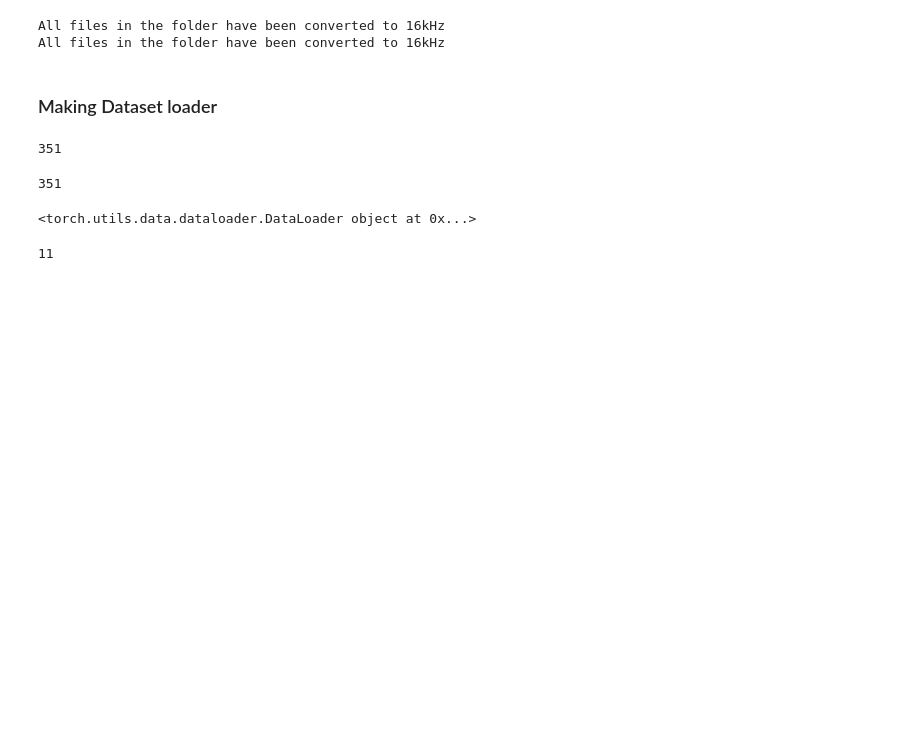
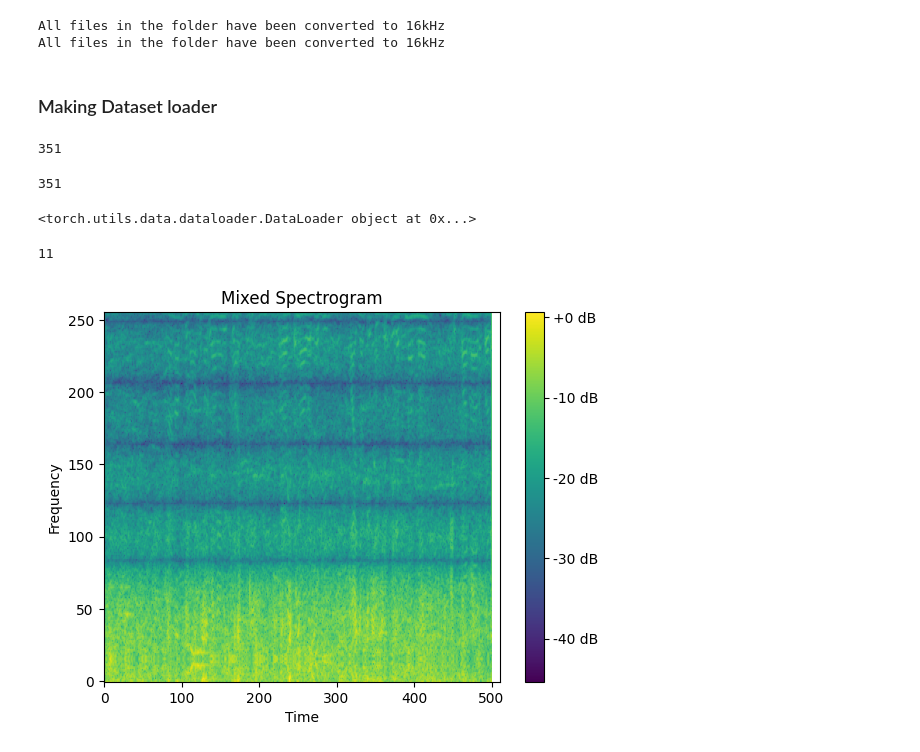
Before and after one commit to zaahidimraan/NoiseRemoverGAN, a Jupyter notebook: Training.ipynb, the cells around one changed output. Drawn from its saved outputs; the diff is of its cells as text; code cells hidden in the pictures; blank space fills up the shorter version.

```diff
--- a/Training.ipynb
+++ b/Training.ipynb
@@ -87,6 +87,26 @@ print(dataloader)
 print(len(dataloader))
 # %% [output]
 11
+# %%
+from torchvision import transforms
+# Load and preprocess if not cached
+clean_waveform, _ = torchaudio.load(file)
+
+clean_spec = torchaudio.transforms.Spectrogram(n_fft=1022, win_length=1022, hop_length=256)(clean_waveform)
+
+# Random cropping
+clean_spec = transforms.RandomCrop(size=(256, 512),pad_if_needed=True)(clean_spec)
+
+mixed_spec = clean_spec.log2()[ 0, :, :].numpy()
+# Display the spectrogram
+plt.imshow(mixed_spec, cmap='viridis', origin='lower', aspect='auto')
+plt.title("Mixed Spectrogram")
+plt.xlabel("Time")
+plt.ylabel("Frequency")
+plt.colorbar(format='%+2.0f dB')
+plt.show()
+# %% [output]
+[figure, added]
 # %%
 import torchaudio
 import matplotlib.pyplot as plt
```
Also changed, not shown: parts of 2 cells of this notebook, 1 other file.
